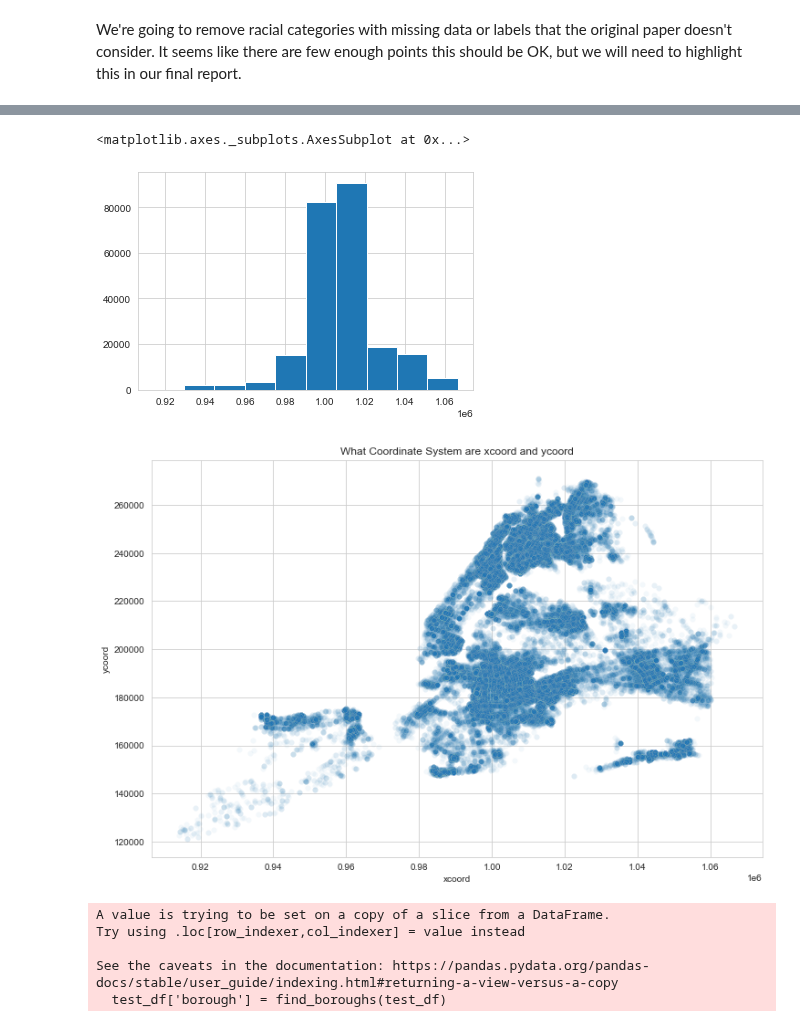
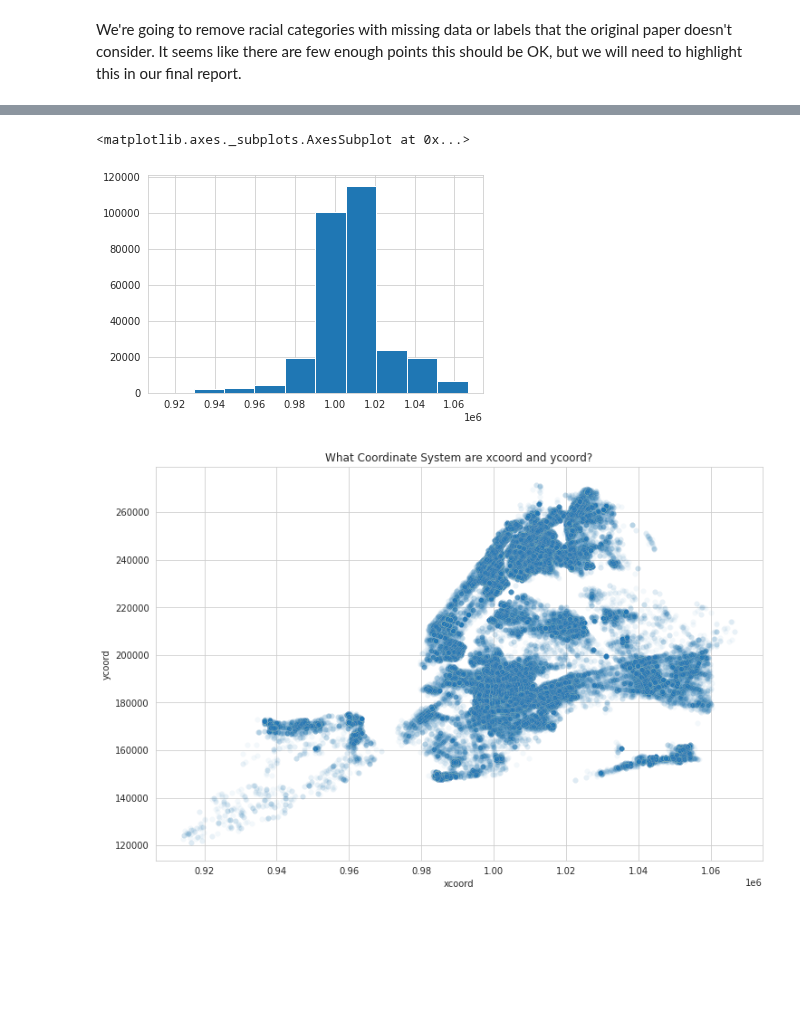
Before and after one commit to ORIE4741/demos, a Jupyter notebook: feature_engineering.ipynb, the cells around one changed output, grey strips where cells are left out. Drawn from its saved outputs; the diff is of its cells as text; code cells hidden in the pictures; blank space fills up the shorter version.

Commit message:
Still working on shuffling some things around
Removed validation bit.

```diff
--- a/feature_engineering.ipynb
+++ b/feature_engineering.ipynb
@@ -139,23 +139,23 @@ ax.tick_params(axis='x', rotation=45)
 data_df = data_df.dropna(subset = feats_to_use)
 # %%
 # For validity, let's split on time
-test_df =  data_df[data_df.year > 2010]
-train_df = data_df[data_df.year <= 2010]
+test_df =  data_df[data_df.year > 2010].copy()
+train_df = data_df[data_df.year <= 2010].copy()
 # %%
-# Build validation set
-def subsample_idxs(idxs, proportion, seed=4171):
-  """Split a dataframe into two with training size proportion*len(idxs). Seed lets
-  us get the same splits consistently"""
-  rng = np.random.default_rng(seed)
-  shuffled_idxs = idxs.copy()
-  rng.shuffle(shuffled_idxs)
-  train_size = int(proportion*len(shuffled_idxs))
-  return idxs[:train_size], idxs[train_size:]
+# # Build validation set
+# def subsample_idxs(idxs, proportion, seed=4171):
+#   """Split a dataframe into two with training size proportion*len(idxs). Seed lets
+#   us get the same splits consistently"""
+#   rng = np.random.default_rng(seed)
+#   shuffled_idxs = idxs.copy()
+#   rng.shuffle(shuffled_idxs)
+#   train_size = int(proportion*len(shuffled_idxs))
+#   return idxs[:train_size], idxs[train_size:]
 
-train_idxs, validation_idxs = subsample_idxs(train_df.index.tolist(), 0.8)
+# train_idxs, validation_idxs = subsample_idxs(train_df.index.tolist(), 0.8)
 
-val_df = train_df[train_df.index.isin(validation_idxs)]
-train_df = train_df[~train_df.index.isin(val_df.index)]
+# val_df = train_df[train_df.index.isin(validation_idxs)]
+# train_df = train_df[~train_df.index.isin(val_df.index)]
 # %%
 # Checks on data types?
 print(type(data_df['suspect.height'][0]))
@@ -172,19 +172,19 @@ Text(0.5, 0, 'Height (units?)')
 train_df.xcoord.hist()
 # %% [output]
 <matplotlib.axes._subplots.AxesSubplot at 0x...>
-[figure, old version]
+[figure, new version]
 # %%
 # How to encode location? Latititude and longitude?
 sns.set_style('whitegrid')
 plt.figure(figsize=(12,8))
 ax = sns.scatterplot(x='xcoord', y='ycoord', data=train_df, alpha=0.05)
 
-ax.set_title('What Coordinate System are xcoord and ycoord')
+ax.set_title('What Coordinate System are xcoord and ycoord?')
 ax.set_ylabel('ycoord')
 ax.set_xlabel('xcoord')
 ax.tick_params(axis='x', rotation=0)
 # %% [output]
-[figure, old version]
+[figure, new version]
 # %%
 # From NYPD documents.
 inverted_bor_dict = {'Manhattan' :
@@ -203,20 +203,8 @@ for k,v in inverted_bor_dict.items():
     for i in v:
         bor_dict[i]= k
 
-
-def find_boroughs(df) -> list:
-  """Loop through dataframe and return a list of labels"""
-  return [bor_dict[int(i)] for i in df.precinct]
-
-train_df['borough'] = find_boroughs(train_df)
-val_df['borough'] = find_boroughs(val_df)
-test_df['borough'] = find_boroughs(test_df)
+train_df['borough'] = train_df.precinct.map(bor_dict)
+test_df['borough'] = test_df.precinct.map(bor_dict)
-# %% [output]
-A value is trying to be set on a copy of a slice from a DataFrame.
-Try using .loc[row_indexer,col_indexer] = value instead
-
-See the caveats in the documentation: https://pandas.pydata.org/pandas-docs/stable/user_guide/indexing.html#returning-a-view-versus-a-copy
-  test_df['borough'] = find_boroughs(test_df)
 # %%
 # Plot boroughs
 sns.set_style('whitegrid')
```
Also changed, not shown: parts of 17 cells of this notebook.
